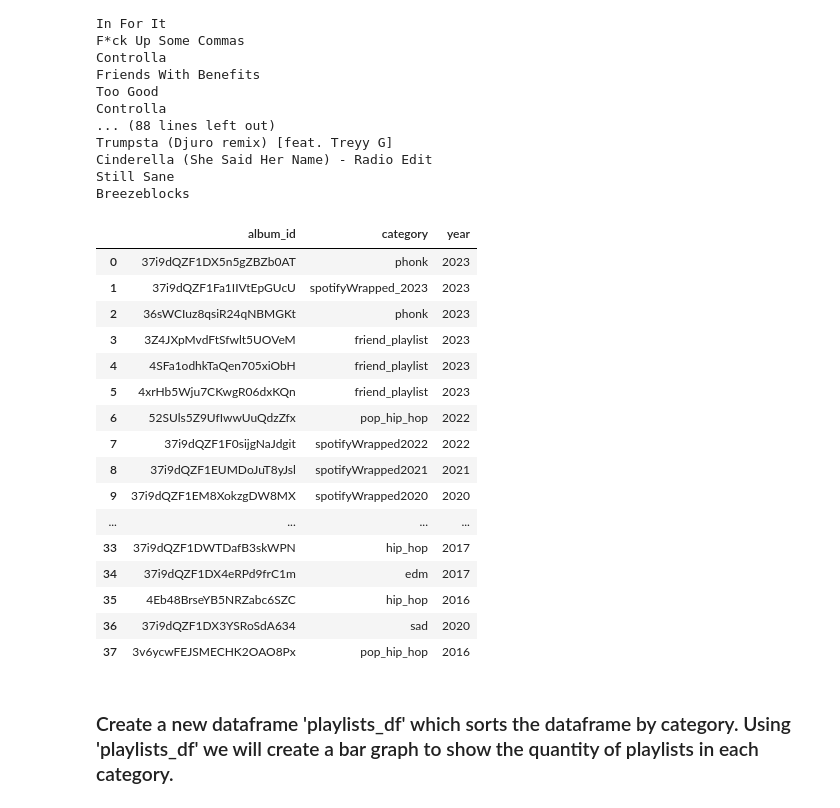
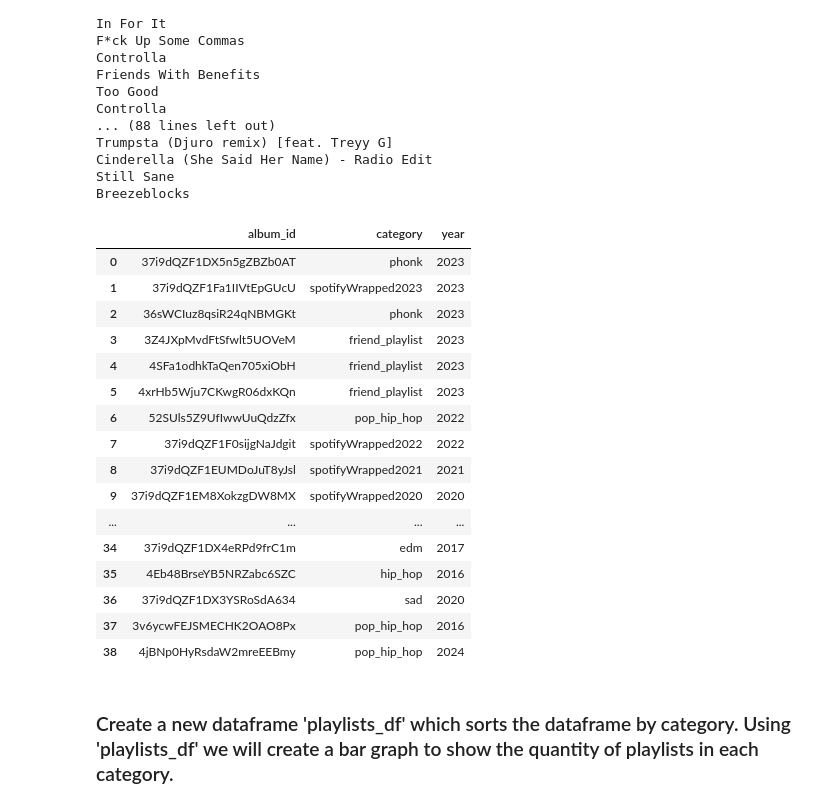
Before and after one commit to ppatel0910/mySpotify_and_machine_learning, a Jupyter notebook: second.ipynb, the cells around one changed output. Drawn from its saved outputs; the diff is of its cells as text; code cells hidden in the pictures.

```diff
--- a/second.ipynb
+++ b/second.ipynb
@@ -140,7 +140,7 @@ Breezeblocks
 # examined above was included in this dataset).
 
 playlist_ids = [{"album_id" : "37i9dQZF1DX5n5gZBZb0AT", "category" : "phonk", "year" : "2023"},
-               {"album_id" : "37i9dQZF1Fa1IIVtEpGUcU", "category" : "spotifyWrapped_2023", "year" : "2023"},
+               {"album_id" : "37i9dQZF1Fa1IIVtEpGUcU", "category" : "spotifyWrapped2023", "year" : "2023"},
                {"album_id" : "36sWCIuz8qsiR24qNBMGKt", "category" : "phonk", "year" : "2023"},
                {"album_id" : "3Z4JXpMvdFtSfwlt5UOVeM", "category" : "friend_playlist", "year" : "2023"},
                {"album_id" : "4SFa1odhkTaQen705xiObH", "category" : "friend_playlist", "year" : "2023"},
@@ -160,35 +160,36 @@ playlist_ids = [{"album_id" : "37i9dQZF1DX5n5gZBZb0AT", "category" : "phonk", "y
                {"album_id" : "5R5B9HPAtIo2k1qQZ97T1Q", "category" : "alt", "year" : "2021"},
                {"album_id" : "5R5B9HPAtIo2k1qQZ97T1Q", "category" : "alt", "year" : "2021"},
                {"album_id" : "0yPNZjVb7wp6b0dpOUuNby", "category" : "hip_hop", "year" : "2020"},
                {"album_id" : "2nhWIzWoNWOkJx02i9vqIa", "category" : "pop_hip-hop", "year" : "2020"},
                {"album_id" : "279x6EFu5xYeJW3pvaDp3W", "category" : "pop_alt", "year" : "2020"},
                {"album_id" : "5XKNLddyL1zuK2oDMzJ6cM", "category" : "pop", "year" : "2020"},
                {"album_id" : "44tglVDSpkZ1jUHRQP5mh8", "category" : "hip_hop", "year" : "2020"},
                {"album_id" : "0nQ0jU9msWXjHu121CFL4P", "category" : "pop_hip_hop", "year" : "2020"},
                {"album_id" : "37i9dQZF1DXdPec7aLTmlC", "category" : "pop", "year" : "2020"},
                {"album_id" : "37i9dQZF1DWXnexX7CktaI", "category" : "hip_hop_r&b", "year" : "2020"},
                {"album_id" : "1hoN2uRdSpWPT8dBAgKhdV", "category" : "love", "year" : "2021"},
                {"album_id" : "25My4V69yNZG43slhcLccD", "category" : "friend_playlist", "year" : "2019"},
                {"album_id" : "17BCQRLJgoC6Tps8N3QIIX", "category" : "hip_hop", "year" : "2019"},
                {"album_id" : "7vEW37HpfVBlQo33iZy40b", "category" : "random", "year" : "2019"},
                {"album_id" : "37i9dQZF1CyM4aoWzGuoJ5", "category" : "spotifyWrapped2016", "year" : "2016"},
                {"album_id" : "37i9dQZF1DWTDafB3skWPN", "category" : "hip_hop", "year" : "2017"},
                {"album_id" : "37i9dQZF1DX4eRPd9frC1m", "category" : "edm", "year" : "2017"},
                {"album_id" : "4Eb48BrseYB5NRZabc6SZC", "category" : "hip_hop", "year" : "2016"},
                {"album_id" : "37i9dQZF1DX3YSRoSdA634", "category" : "sad", "year" : "2020"},
-               {"album_id" : "3v6ycwFEJSMECHK2OAO8Px", "category" : "pop_hip_hop", "year" : "2016"}]
+               {"album_id" : "3v6ycwFEJSMECHK2OAO8Px", "category" : "pop_hip_hop", "year" : "2016"},
+               {"album_id" : "4jBNp0HyRsdaW2mreEEBmy", "category" : "pop_hip_hop", "year" : "2024"}]
 
 
 # Create a pandas datafame from 'playlists_id', and review the dataframe
 
 df = pd.DataFrame(playlist_ids, columns = ["album_id", "category", "year"])
 df["year"] = pd.to_datetime(df["year"]).dt.strftime('%Y')
 df.title = "Priya's Playlists"
 df
 # %% [output]
 |  | album_id | category | year |
 | 0 | 37i9dQZF1DX5n5gZBZb0AT | phonk | 2023 |
-| 1 | 37i9dQZF1Fa1IIVtEpGUcU | spotifyWrapped_2023 | 2023 |
+| 1 | 37i9dQZF1Fa1IIVtEpGUcU | spotifyWrapped2023 | 2023 |
 | 2 | 36sWCIuz8qsiR24qNBMGKt | phonk | 2023 |
 | 3 | 3Z4JXpMvdFtSfwlt5UOVeM | friend_playlist | 2023 |
 | 4 | 4SFa1odhkTaQen705xiObH | friend_playlist | 2023 |
@@ -198,11 +199,11 @@ df
 | 8 | 37i9dQZF1EUMDoJuT8yJsl | spotifyWrapped2021 | 2021 |
 | 9 | 37i9dQZF1EM8XokzgDW8MX | spotifyWrapped2020 | 2020 |
 | ... | ... | ... | ... |
-| 33 | 37i9dQZF1DWTDafB3skWPN | hip_hop | 2017 |
 | 34 | 37i9dQZF1DX4eRPd9frC1m | edm | 2017 |
 | 35 | 4Eb48BrseYB5NRZabc6SZC | hip_hop | 2016 |
 | 36 | 37i9dQZF1DX3YSRoSdA634 | sad | 2020 |
 | 37 | 3v6ycwFEJSMECHK2OAO8Px | pop_hip_hop | 2016 |
+| 38 | 4jBNp0HyRsdaW2mreEEBmy | pop_hip_hop | 2024 |
 # %% [markdown]
 ### Create a new dataframe 'playlists_df' which sorts the dataframe by category. Using 'playlists_df' we will create a bar graph to show the quantity of playlists in each category.
 # %%
```
Also changed, not shown: parts of 4 cells of this notebook.
